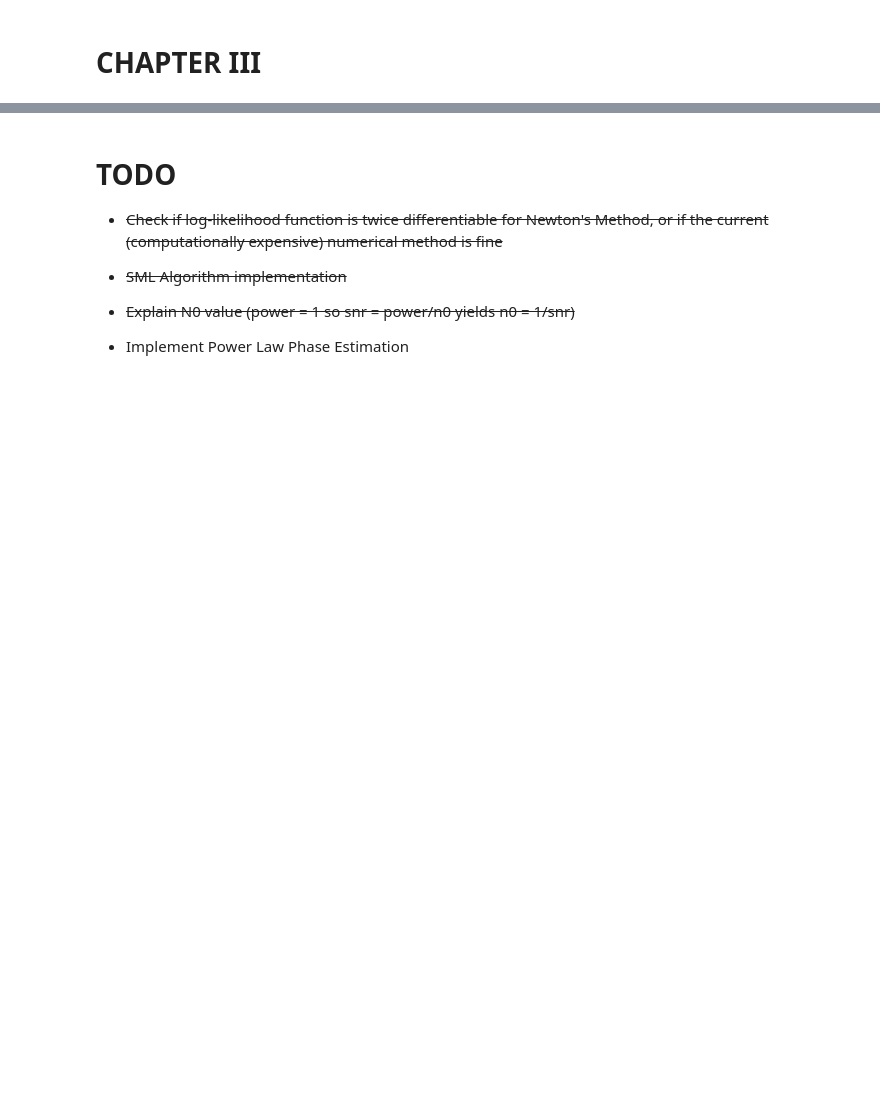
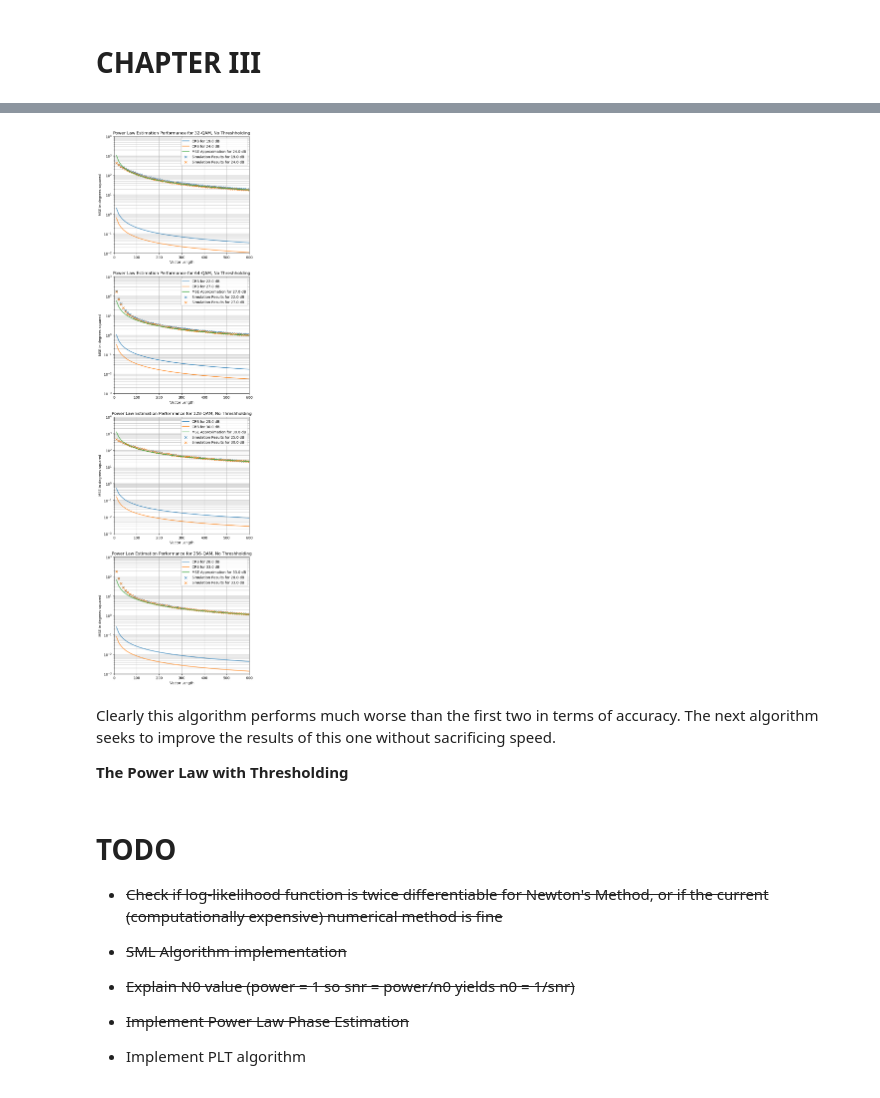
Before and after one commit to MrBubb1es/QAM-Thesis, a Jupyter notebook: QAM_Thesis.ipynb, the cells around one changed output, grey strips where cells are left out. Saved outputs shown, nothing was run; the diff lists cells and outputs as text; code cells hidden in the pictures; blank space fills up the shorter version.

```diff
--- a/QAM_Thesis.ipynb
+++ b/QAM_Thesis.ipynb
@@ -447,3 +471,13 @@ As you can see, if the value of p is too low, then the results are not accurate.
+# %%
+from thesisplots import graph_pl_results
+
+graph_pl_results()
+# %% [output]
+[figure, added]
+# %% [markdown]
+Clearly this algorithm performs much worse than the first two in terms of accuracy. The next algorithm seeks to improve the results of this one without sacrificing speed.
+
+**The Power Law with Thresholding**
 # %% [markdown]
 # TODO
 
@@ -453,4 +487,6 @@ As you can see, if the value of p is too low, then the results are not accurate.
 
 - ~~Explain N0 value (power = 1 so snr = power/n0 yields n0 = 1/snr)~~
 
-- Implement Power Law Phase Estimation
+- ~~Implement Power Law Phase Estimation~~
+
+- Implement PLT algorithm
```
Also changed, not shown: parts of 11 cells of this notebook, 6 other files.
